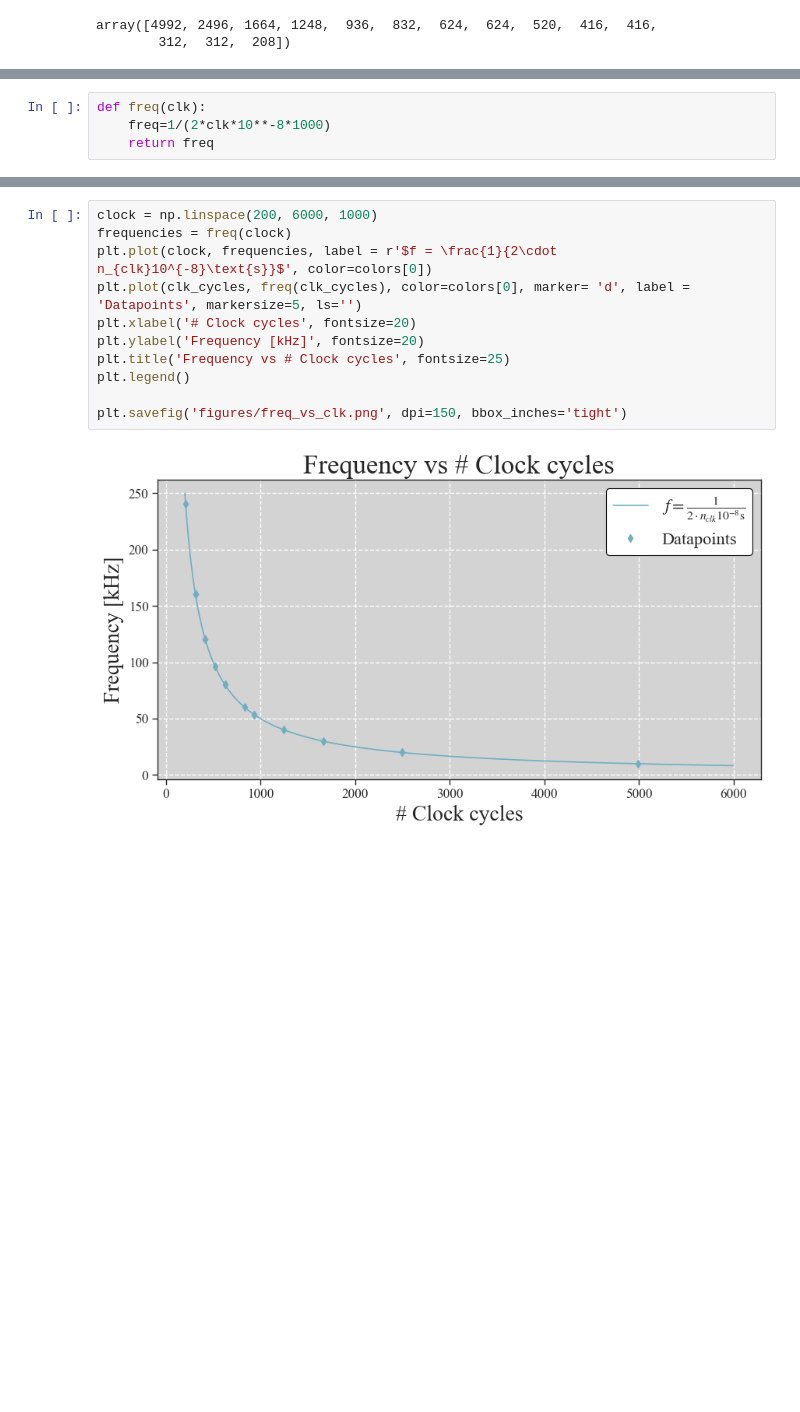
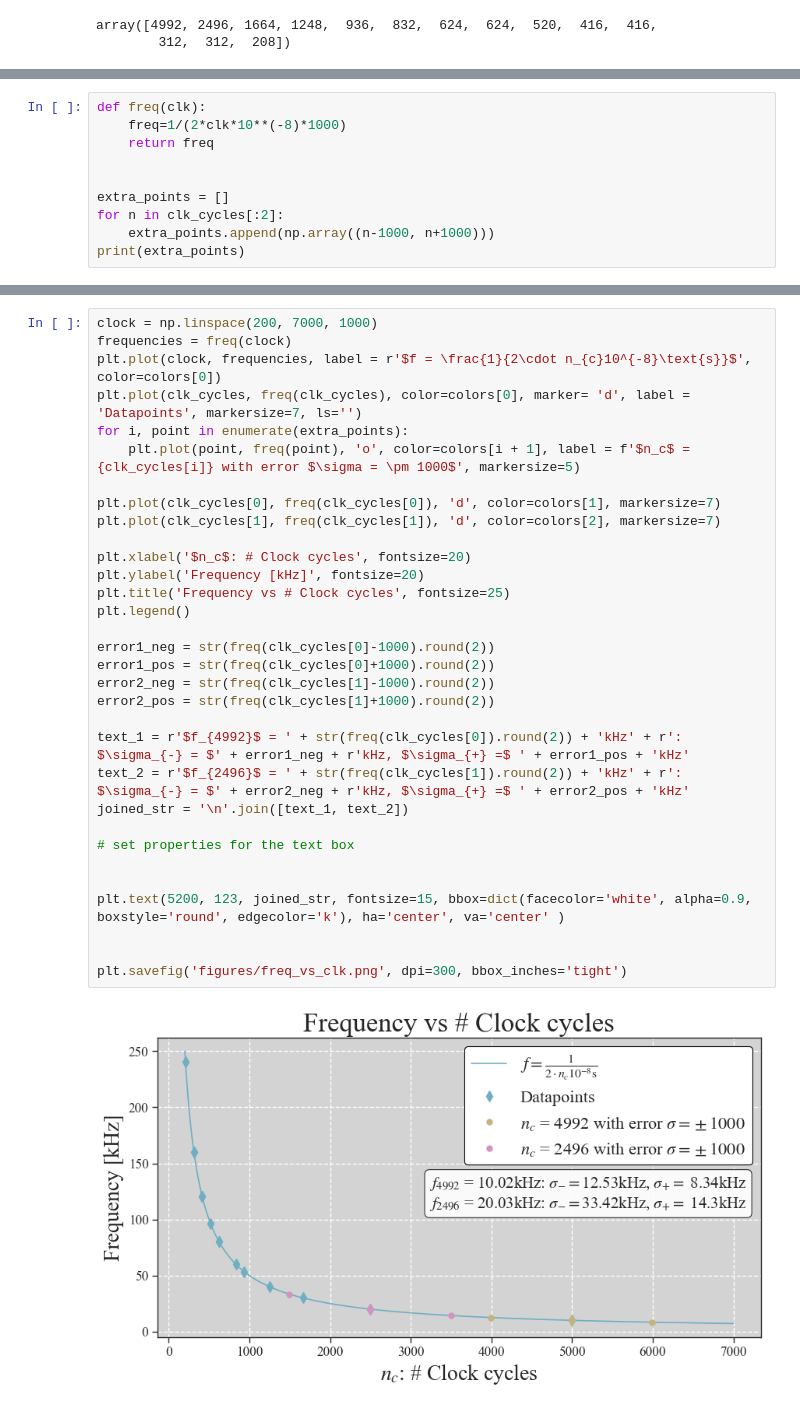
Before and after one commit to nielsdavidsen/ISP_2025, a Jupyter notebook: exam_project.ipynb, the cells around one changed output, grey strips where cells are left out. Saved outputs shown, nothing was run; the diff lists cells and outputs as text; blank space fills up the shorter version.

Commit message:
bedre figurer

```diff
--- a/exam_project.ipynb
+++ b/exam_project.ipynb
@@ -70,4 +78,10 @@ plt.savefig('figures/digi_vs_analog.png', dpi=150, bbox_inches='tight')
 # %%
 def freq(clk):
-    freq=1/(2*clk*10**-8*1000)
+    freq=1/(2*clk*10**(-8)*1000)
     return freq
+
+
+extra_points = []
+for n in clk_cycles[:2]:
+    extra_points.append(np.array((n-1000, n+1000)))
+print(extra_points)
@@ -74,13 +90,34 @@ def freq(clk):
 # %%
-clock = np.linspace(200, 6000, 1000)
+clock = np.linspace(200, 7000, 1000)
 frequencies = freq(clock)
-plt.plot(clock, frequencies, label = r'$f = \frac{1}{2\cdot n_{clk}10^{-8}\text{s}}$', color=colors[0])
-plt.plot(clk_cycles, freq(clk_cycles), color=colors[0], marker= 'd', label = 'Datapoints', markersize=5, ls='')
-plt.xlabel('# Clock cycles', fontsize=20)
+plt.plot(clock, frequencies, label = r'$f = \frac{1}{2\cdot n_{c}10^{-8}\text{s}}$', color=colors[0])
+plt.plot(clk_cycles, freq(clk_cycles), color=colors[0], marker= 'd', label = 'Datapoints', markersize=7, ls='')
+for i, point in enumerate(extra_points):
+    plt.plot(point, freq(point), 'o', color=colors[i + 1], label = f'$n_c$ = {clk_cycles[i]} with error $\sigma = \pm 1000$', markersize=5)
+
+plt.plot(clk_cycles[0], freq(clk_cycles[0]), 'd', color=colors[1], markersize=7)
+plt.plot(clk_cycles[1], freq(clk_cycles[1]), 'd', color=colors[2], markersize=7)
+
+plt.xlabel('$n_c$: # Clock cycles', fontsize=20)
 plt.ylabel('Frequency [kHz]', fontsize=20)
 plt.title('Frequency vs # Clock cycles', fontsize=25)
 plt.legend()
 
-plt.savefig('figures/freq_vs_clk.png', dpi=150, bbox_inches='tight')
+error1_neg = str(freq(clk_cycles[0]-1000).round(2))
+error1_pos = str(freq(clk_cycles[0]+1000).round(2))
+error2_neg = str(freq(clk_cycles[1]-1000).round(2))
+error2_pos = str(freq(clk_cycles[1]+1000).round(2))
+
+text_1 = r'$f_{4992}$ = ' + str(freq(clk_cycles[0]).round(2)) + 'kHz' + r': $\sigma_{-} = $' + error1_neg + r'kHz, $\sigma_{+} =$ ' + error1_pos + 'kHz'
+text_2 = r'$f_{2496}$ = ' + str(freq(clk_cycles[1]).round(2)) + 'kHz' + r': $\sigma_{-} = $' + error2_neg + r'kHz, $\sigma_{+} =$ ' + error2_pos + 'kHz'
+joined_str = '\n'.join([text_1, text_2])
+
+# set properties for the text box
+
+
+plt.text(5200, 123, joined_str, fontsize=15, bbox=dict(facecolor='white', alpha=0.9, boxstyle='round', edgecolor='k'), ha='center', va='center' )
+
+
+plt.savefig('figures/freq_vs_clk.png', dpi=300, bbox_inches='tight')
 # %% [output]
-[figure, old version]
+[figure, new version]
```
Also changed, not shown: parts of 2 cells of this notebook, 2 other files.
